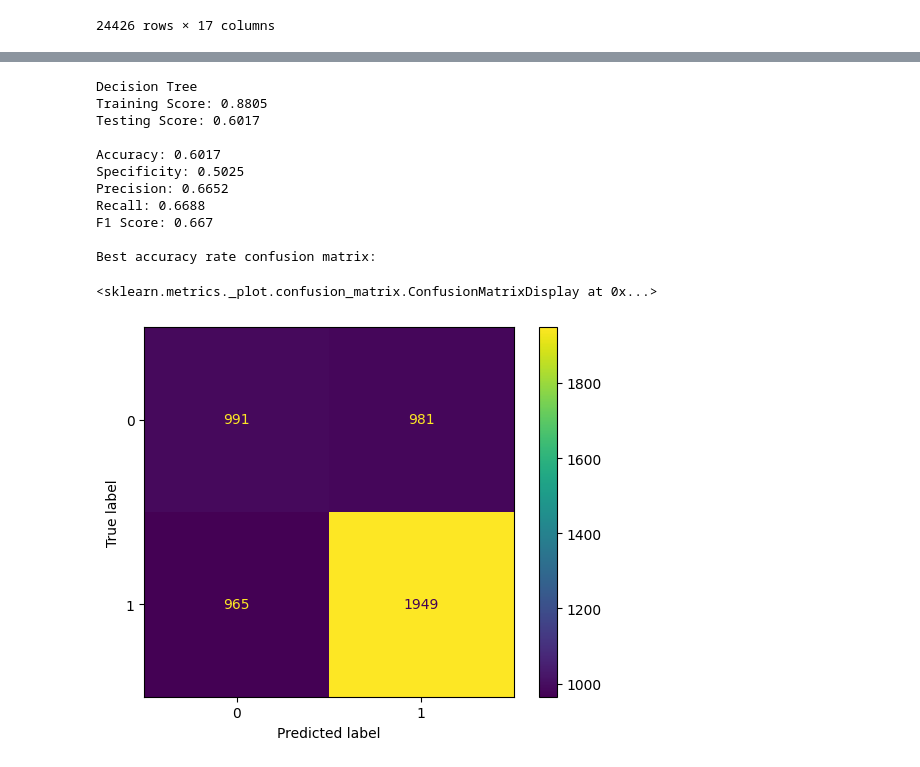
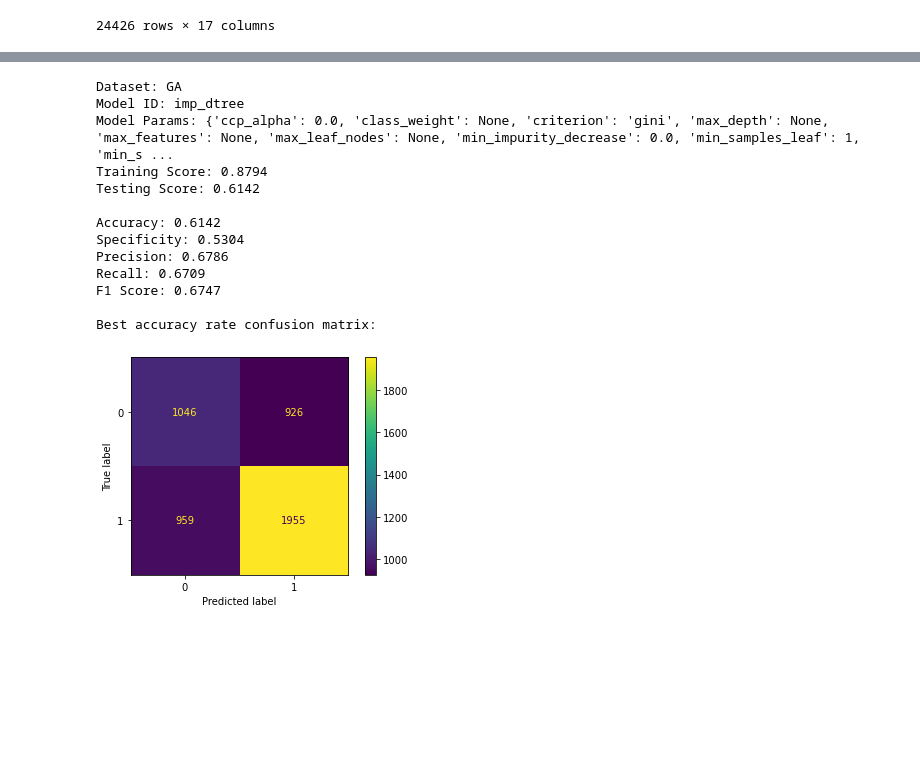
Before and after one commit to ga-dsi-822-group4/recidivism, a Jupyter notebook: notebooks/03a_experiments.ipynb, the cells around one changed output, grey strips where cells are left out. Cells and saved outputs as stored; diff of their text form; code cells hidden in the pictures; blank space fills up the shorter version.

```diff
--- a/notebooks/03a_experiments.ipynb
+++ b/notebooks/03a_experiments.ipynb
@@ -506,18 +411,19 @@ Best accuracy rate confusion matrix:
 # %%
-dtree = DecisionTreeClassifier(random_state=42)
+dtree = DecisionTreeClassifier()
 
-model_trials(dtree, 'Decision Tree')
+model_trials('GA', X, y, dtree, 'imp_dtree');
 # %% [output]
-Decision Tree
-Training Score: 0.8805
-Testing Score: 0.6017
+Dataset: GA
+Model ID: imp_dtree
+Model Params: {'ccp_alpha': 0.0, 'class_weight': None, 'criterion': 'gini', 'max_depth': None, 'max_features': None, 'max_leaf_nodes': None, 'min_impurity_decrease': 0.0, 'min_samples_leaf': 1, 'min_s ...
+Training Score: 0.8794
+Testing Score: 0.6142
 
-Accuracy: 0.6017
-Specificity: 0.5025
-Precision: 0.6652
-Recall: 0.6688
-F1 Score: 0.667
+Accuracy: 0.6142
+Specificity: 0.5304
+Precision: 0.6786
+Recall: 0.6709
+F1 Score: 0.6747
 
 Best accuracy rate confusion matrix:
-<sklearn.metrics._plot.confusion_matrix.ConfusionMatrixDisplay at 0x...>
-[figure, old version]
+[figure, new version]
```
Also changed, not shown: parts of 24 cells of this notebook, 1 other file.
